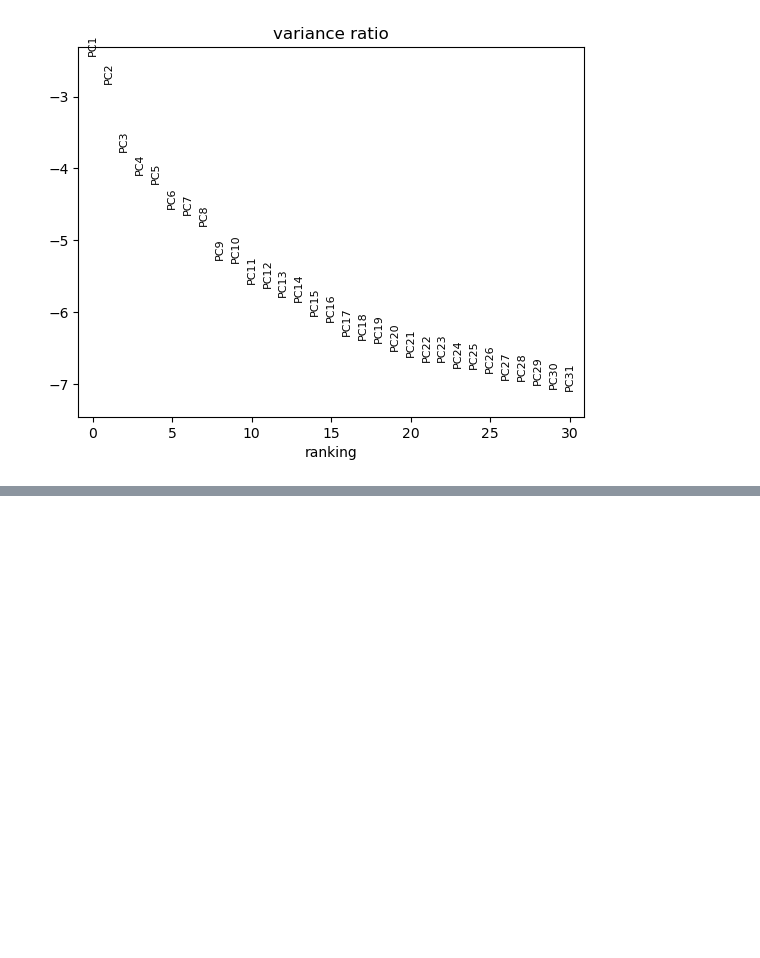
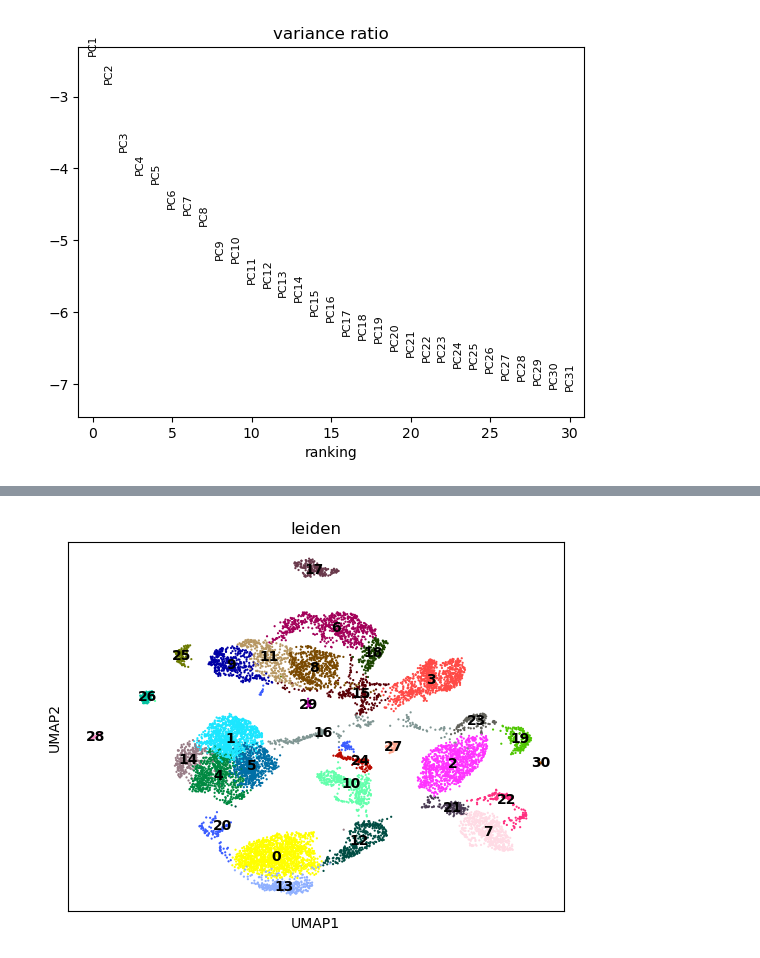
Before and after one commit to tuonglab/Charlotte, a Jupyter notebook: notebooks/crohns_disease_1.ipynb, the cells around one changed output, grey strips where cells are left out. Saved outputs shown, nothing was run; the diff lists cells and outputs as text; code cells hidden in the pictures; blank space fills up the shorter version.

```diff
--- a/notebooks/crohns_disease_1.ipynb
+++ b/notebooks/crohns_disease_1.ipynb
@@ -177,0 +160,4 @@ sc.pl.umap(adata_severe, color=["leiden","sanger_sample_id"])
+# %%
+sc.pl.umap(adata_severe, color=['leiden'], legend_loc='on data')
+# %% [output]
+[figure, added]
```
Also changed, not shown: parts of 24 cells of this notebook.
